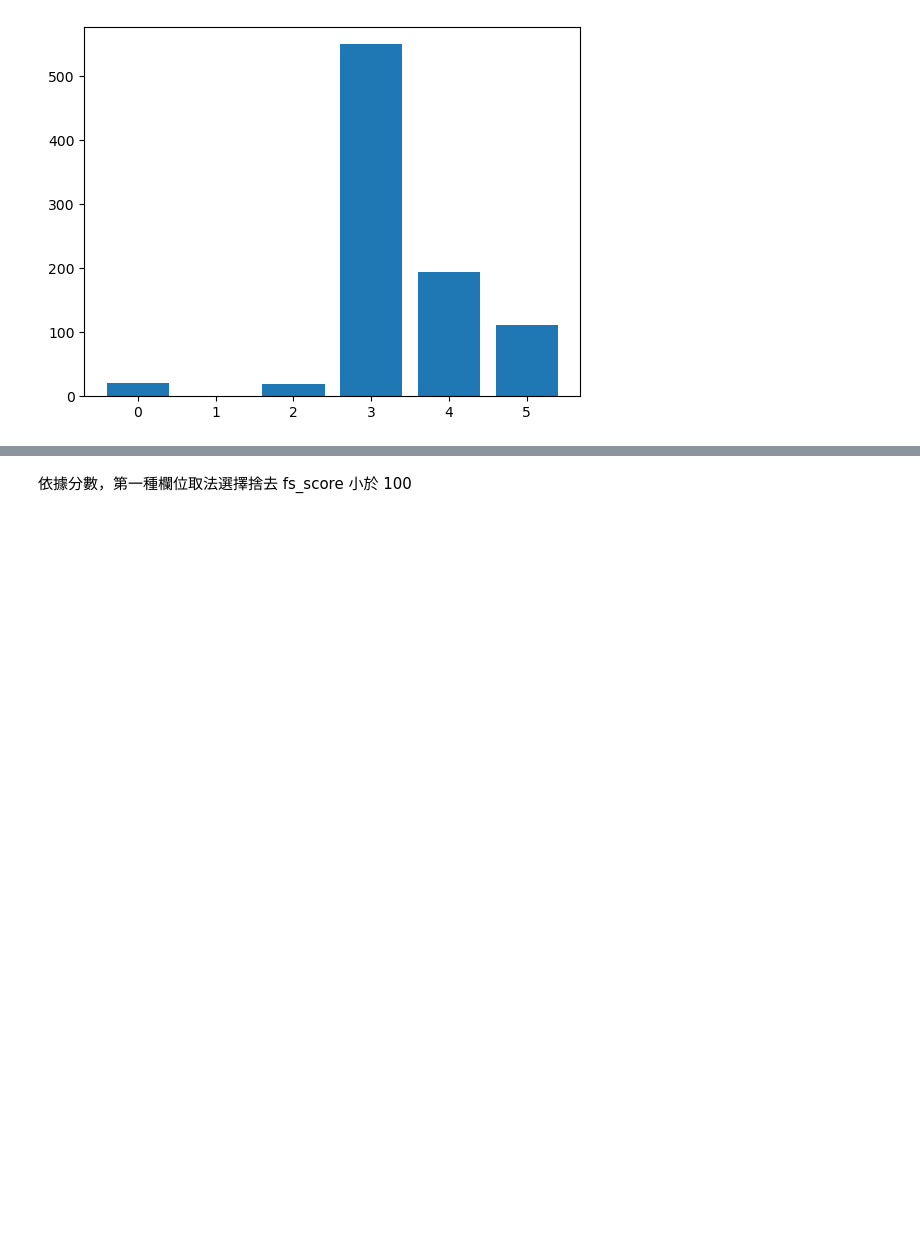
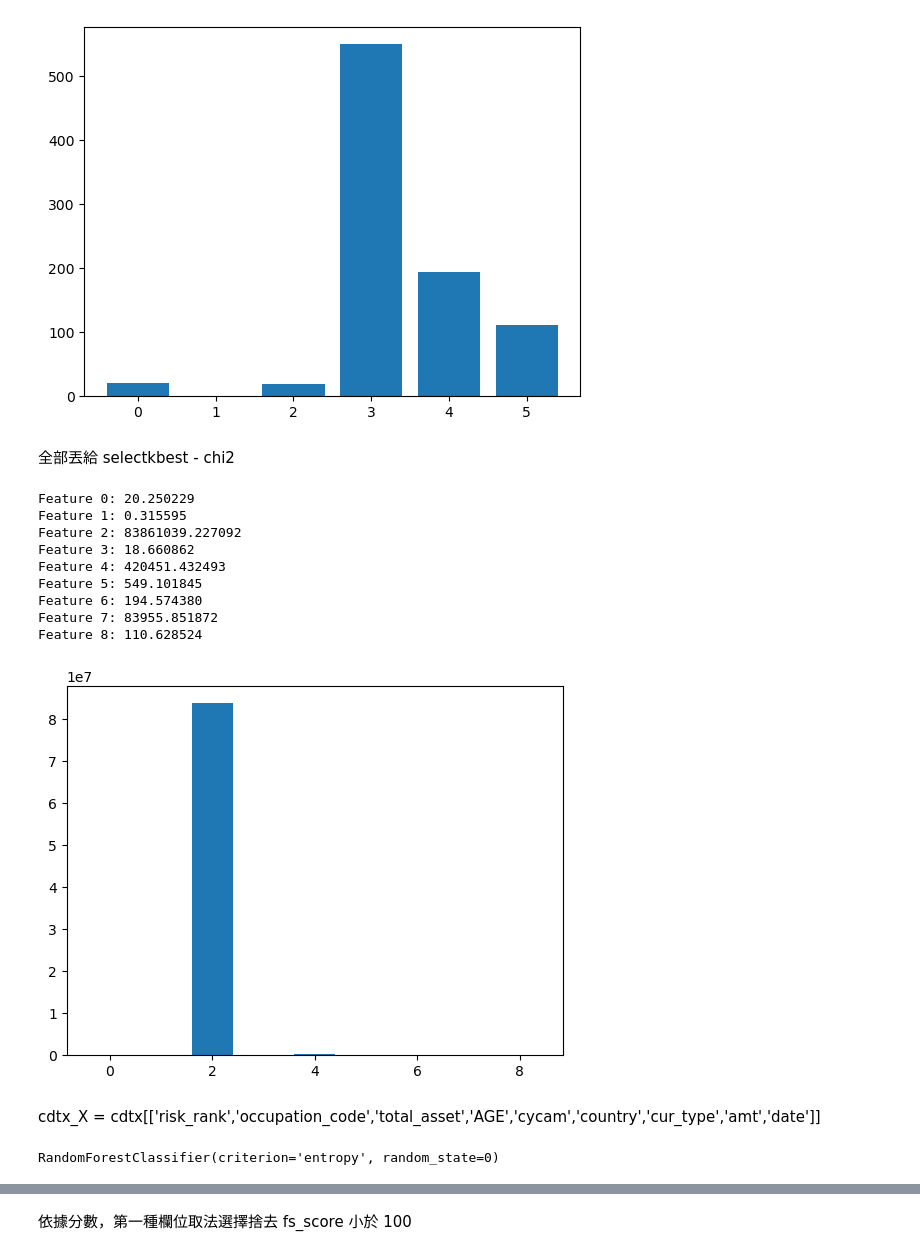
Before and after one commit to PoKai-H/data-miming-final-report, a Jupyter notebook: final_report_randomForest.ipynb, the cells around one changed output, grey strips where cells are left out. Cells and saved outputs as stored; diff of their text form; code cells hidden in the pictures; blank space fills up the shorter version.

```diff
--- a/final_report_randomForest.ipynb
+++ b/final_report_randomForest.ipynb
@@ -162,3 +162,5 @@ Feature 3: 549.101845
 Feature 4: 194.574380
 Feature 5: 110.628524
 [figure]
+# %% [markdown]
+全部丟給 selectkbest - chi2
@@ -164,0 +171,19 @@ Feature 5: 110.628524
+# %%
+for i in range(len(fs_all.scores_)):
+    print('Feature %d: %f' % (i, fs_all.scores_[i]))
+# plot the scores
+plt.bar([i for i in range(len(fs_all.scores_))], fs_all.scores_)
+plt.show()
+# %% [output]
+Feature 0: 20.250229
+Feature 1: 0.315595
+Feature 2: 83861039.227092
+Feature 3: 18.660862
+Feature 4: 420451.432493
+Feature 5: 549.101845
+Feature 6: 194.574380
+Feature 7: 83955.851872
+Feature 8: 110.628524
+[figure, added]
+# %% [markdown]
+cdtx_X = cdtx[['risk_rank','occupation_code','total_asset','AGE','cycam','country','cur_type','amt','date']]
@@ -164,0 +198,8 @@ Feature 5: 110.628524
+# %%
+from sklearn.ensemble import RandomForestClassifier, RandomForestRegressor
+# classifier = RandomForestClassifier(n_estimators=100, criterion='log_loss', random_state=0)
+# classifier.fit(X_train, y_train.values.ravel())
+cdtx_classfier_new6 = RandomForestClassifier(n_estimators=100, criterion='entropy',random_state=0)
+cdtx_classfier_new6.fit(cdtx_X_train_new6_T, cdtx_y_train.values.ravel())
+# %% [output]
+RandomForestClassifier(criterion='entropy', random_state=0)
```
Also changed, not shown: parts of 39 cells of this notebook, 1 other file.
